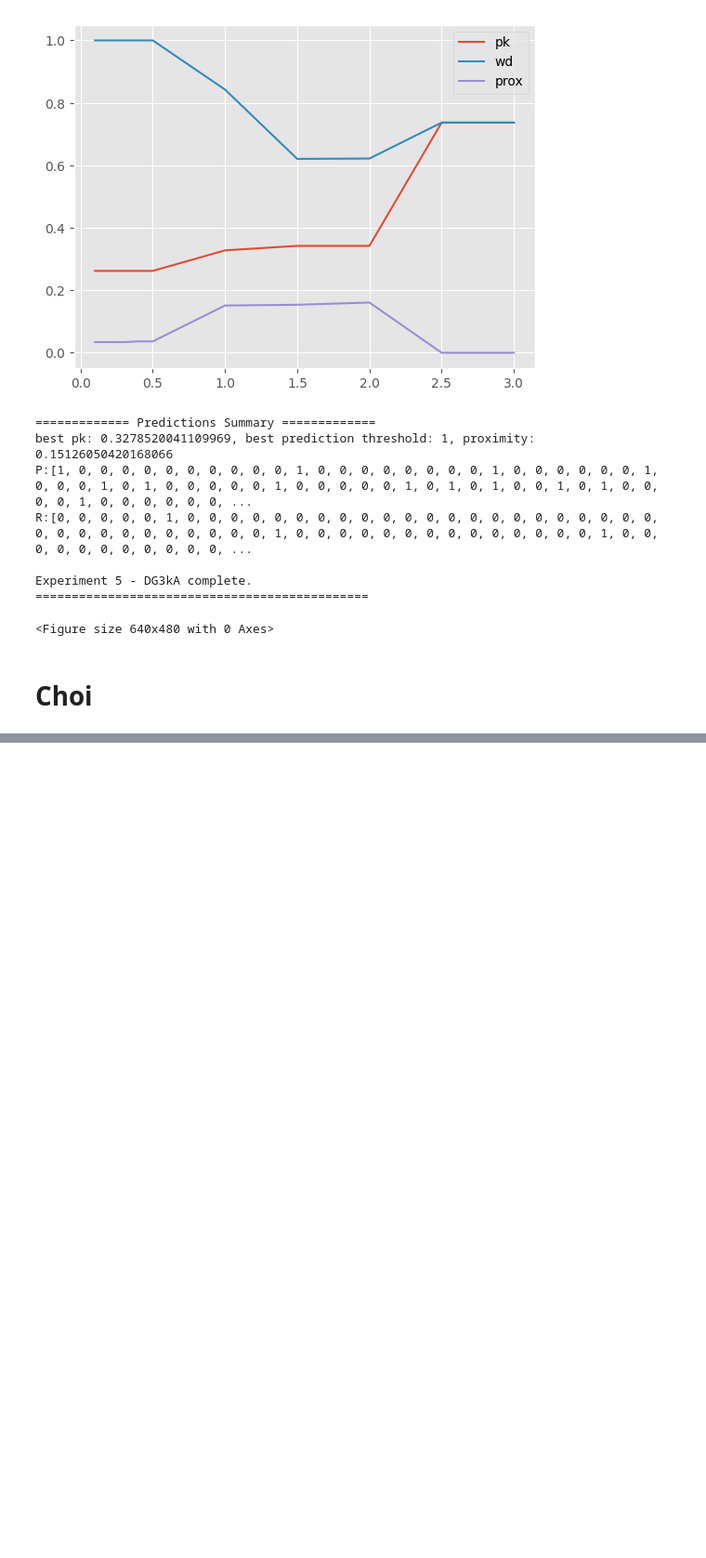
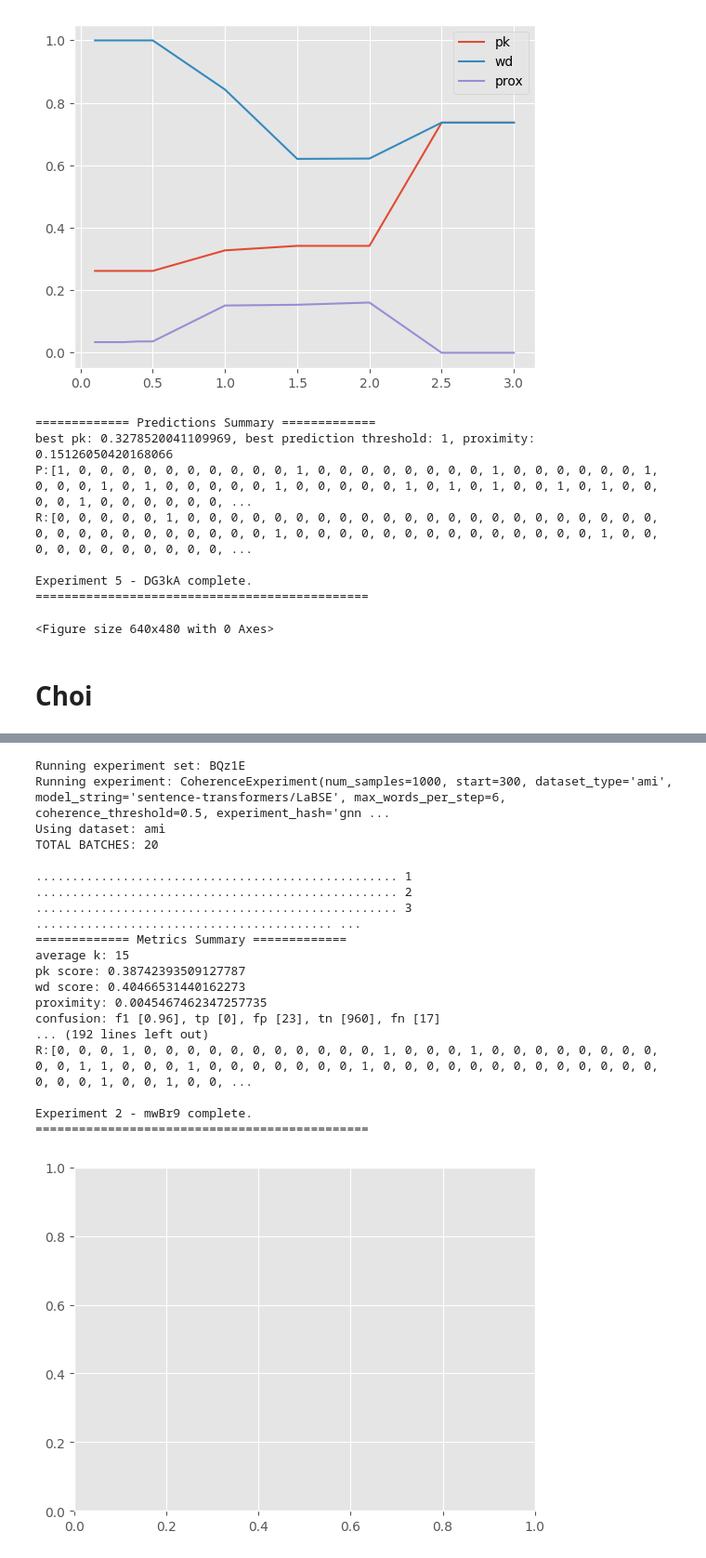
Before and after one commit to HumanMachineLab/CoherenceGraph, a Jupyter notebook: notebooks/1.0-coherence-graph-experimentation.ipynb, the cells around one changed output, grey strips where cells are left out. Shown at 93% size. Saved outputs shown, nothing was run; the diff lists cells and outputs as text; code cells hidden in the pictures; blank space fills up the shorter version.

Commit message:
add ami and icsi

```diff
--- a/notebooks/1.0-coherence-graph-experimentation.ipynb
+++ b/notebooks/1.0-coherence-graph-experimentation.ipynb
@@ -696,0 +773,72 @@ Experiment 4 - pPX9X complete.
+# %%
+experimentation = Experiment(type="weighted_count")
+
+START = 300
+NUM_SAMPLES = 1000
+BATCH_SIZE = 50
+DIVERSE_KEYWORDS = True
+WORDS_PER_STEP = 6
+KEYWORD_DIVERSITY = 0.3
+COHERENCE_THRESHOLD = 0.5
+
+experimentation.queue_experiment(
+    CoherenceExperiment(
+        dataset_type="ami",
+        model_string="sentence-transformers/LaBSE",
+        max_words_per_step=WORDS_PER_STEP,
+        diverse_keywords=DIVERSE_KEYWORDS,
+        keyword_diversity=KEYWORD_DIVERSITY,
+        max_graph_depth=5,
+        start=START,
+        num_samples=NUM_SAMPLES,
+        batch_size=BATCH_SIZE,
+        coherence_threshold=COHERENCE_THRESHOLD,
+        scoring_factor=2,
+        print_metrics_summary=True,
+        print_predictions_summary=True,
+        show_graphs=True,
+        avg_k=15,
+    )
+)
+
+
+experimentation.queue_experiment(
+    CoherenceExperiment(
+        dataset_type="icsi",
+        model_string="sentence-transformers/LaBSE",
+        max_words_per_step=WORDS_PER_STEP,
+        diverse_keywords=DIVERSE_KEYWORDS,
+        keyword_diversity=KEYWORD_DIVERSITY,
+        max_graph_depth=5,
+        start=START,
+        num_samples=NUM_SAMPLES,
+        batch_size=BATCH_SIZE,
+        coherence_threshold=COHERENCE_THRESHOLD,
+        scoring_factor=2,
+        print_metrics_summary=True,
+        print_predictions_summary=True,
+        show_graphs=True,
+        avg_k=3,
+    )
+)
+
+experimentation.run()
+# %% [output]
+Running experiment set: BQz1E
+Running experiment: CoherenceExperiment(num_samples=1000, start=300, dataset_type='ami', model_string='sentence-transformers/LaBSE', max_words_per_step=6, coherence_threshold=0.5, experiment_hash='gnn ...
+Using dataset: ami
+TOTAL BATCHES: 20
+
+.................................................. 1 .................................................. 2 .................................................. 3 ......................................... ...
+============= Metrics Summary =============
+average k: 15
+pk score: 0.38742393509127787
+wd score: 0.40466531440162273
+proximity: 0.0045467462347257735
+confusion: f1 [0.96], tp [0], fp [23], tn [960], fn [17]
+... (192 lines left out)
+R:[0, 0, 0, 1, 0, 0, 0, 0, 0, 0, 0, 0, 0, 0, 0, 1, 0, 0, 0, 1, 0, 0, 0, 0, 0, 0, 0, 0, 0, 0, 1, 1, 0, 0, 0, 1, 0, 0, 0, 0, 0, 0, 0, 1, 0, 0, 0, 0, 0, 0, 0, 0, 0, 0, 0, 0, 0, 0, 0, 0, 1, 0, 0, 1, 0, 0, ...
+
+Experiment 2 - mwBr9 complete.
+==============================================
+[figure, added]
```
Also changed, not shown: parts of 11 cells of this notebook, 8 other files.
